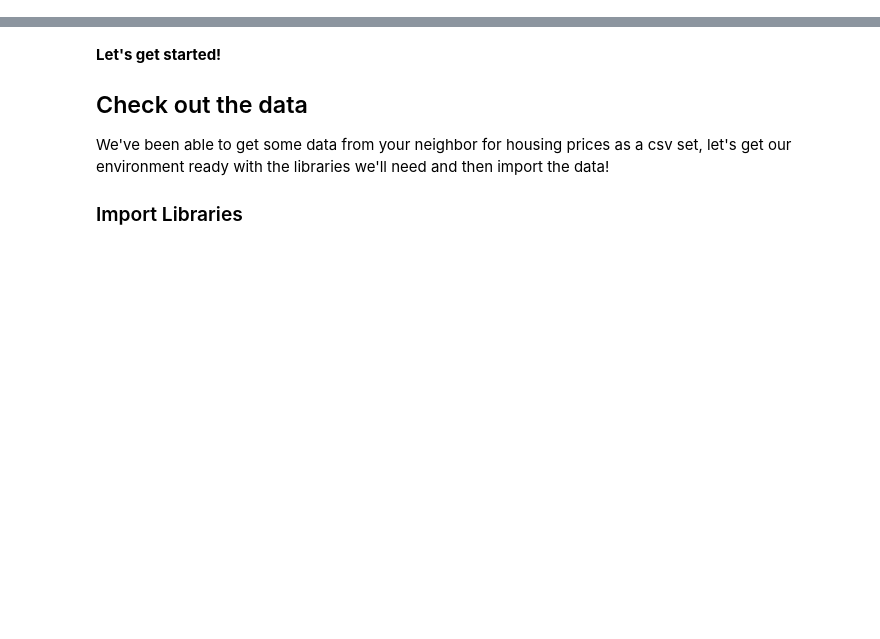
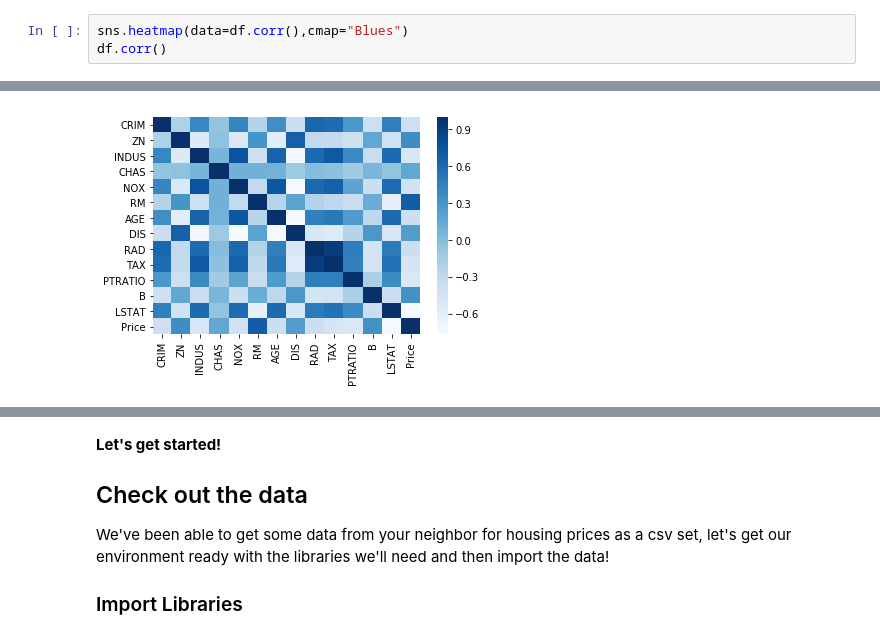
Before and after one commit to Pierrorobis/PythonDataSciencesLearnings, a Jupyter notebook: Jupyter/Machine Learning Sections/Linear-Regression/Linear Regression with Python.ipynb, the cells around one changed output, grey strips where cells are left out. Drawn from its saved outputs; the diff is of its cells as text; blank space fills up the shorter version.

```diff
--- a/Jupyter/Machine Learning Sections/Linear-Regression/Linear Regression with Python.ipynb
+++ b/Jupyter/Machine Learning Sections/Linear-Regression/Linear Regression with Python.ipynb
@@ -0,0 +119,4 @@
+# %%
+sns.heatmap(data=df.corr(),cmap="Blues")
+df.corr()
+# %% [output]
@@ -1,3 +138,4 @@
+[figure, added]
 # %% [markdown]
 ___
 
```
Also changed, not shown: parts of 16 cells of this notebook, 1 other file.
